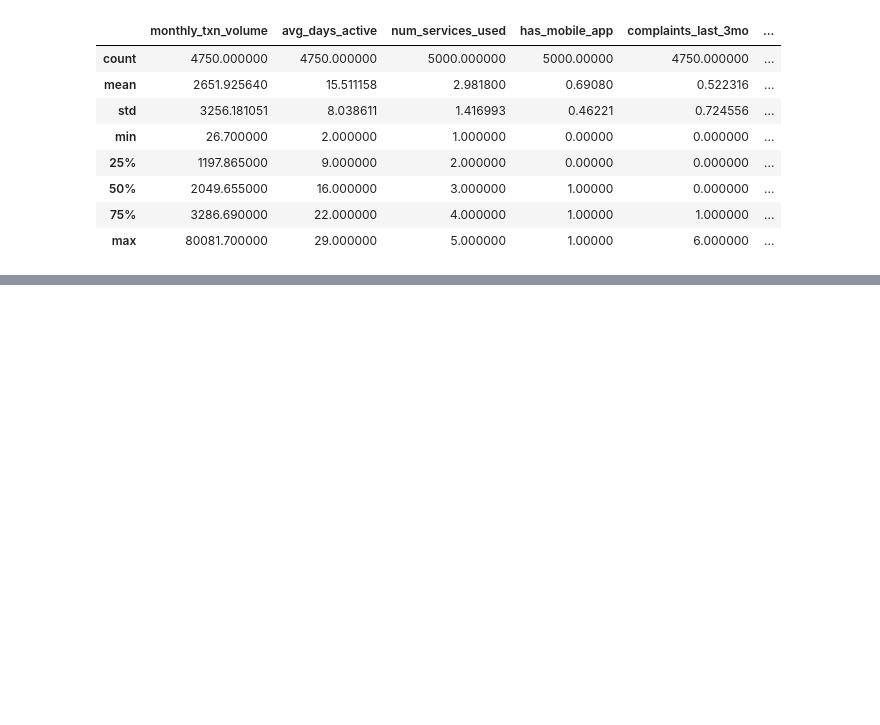
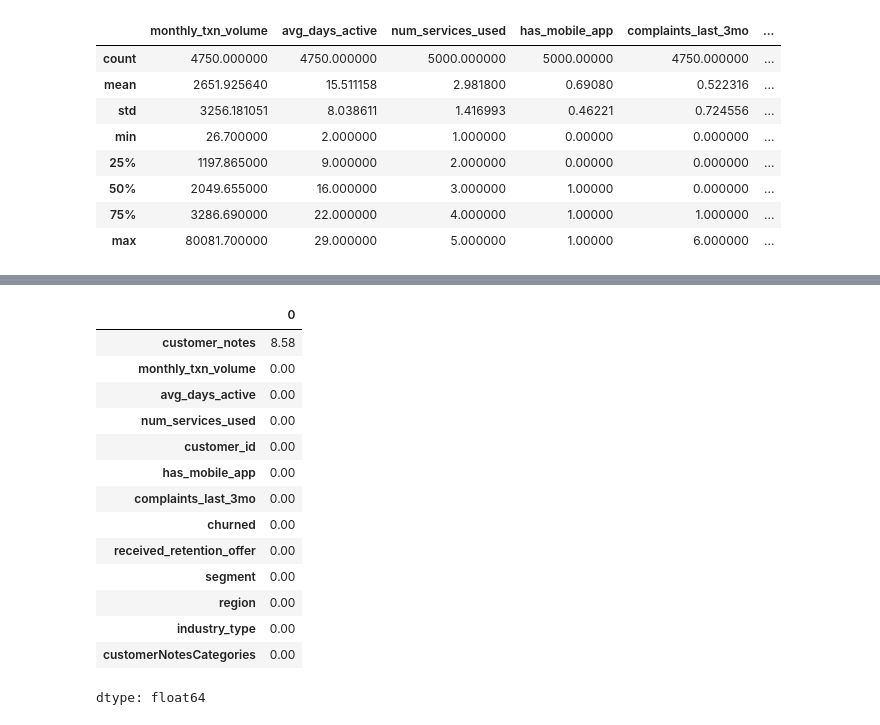
Before and after one commit to marina237/novaEdge, a Jupyter notebook: novaEdge.ipynb, the cells around one changed output, grey strips where cells are left out. Saved outputs shown, nothing was run; the diff lists cells and outputs as text; code cells hidden in the pictures; blank space fills up the shorter version.

```diff
--- a/novaEdge.ipynb
+++ b/novaEdge.ipynb
@@ -151,0 +216,19 @@ else:
+# %%
+# Show percentage of missing values per column
+(df.isnull().sum() / len(df)).sort_values(ascending=False) * 100
+# %% [output]
+|  | 0 |
+| customer_notes | 8.58 |
+| monthly_txn_volume | 0.00 |
+| avg_days_active | 0.00 |
+| num_services_used | 0.00 |
+| customer_id | 0.00 |
+| has_mobile_app | 0.00 |
+| complaints_last_3mo | 0.00 |
+| churned | 0.00 |
+| received_retention_offer | 0.00 |
+| segment | 0.00 |
+| region | 0.00 |
+| industry_type | 0.00 |
+| customerNotesCategories | 0.00 |
+dtype: float64
```
Also changed, not shown: parts of 22 cells of this notebook.
